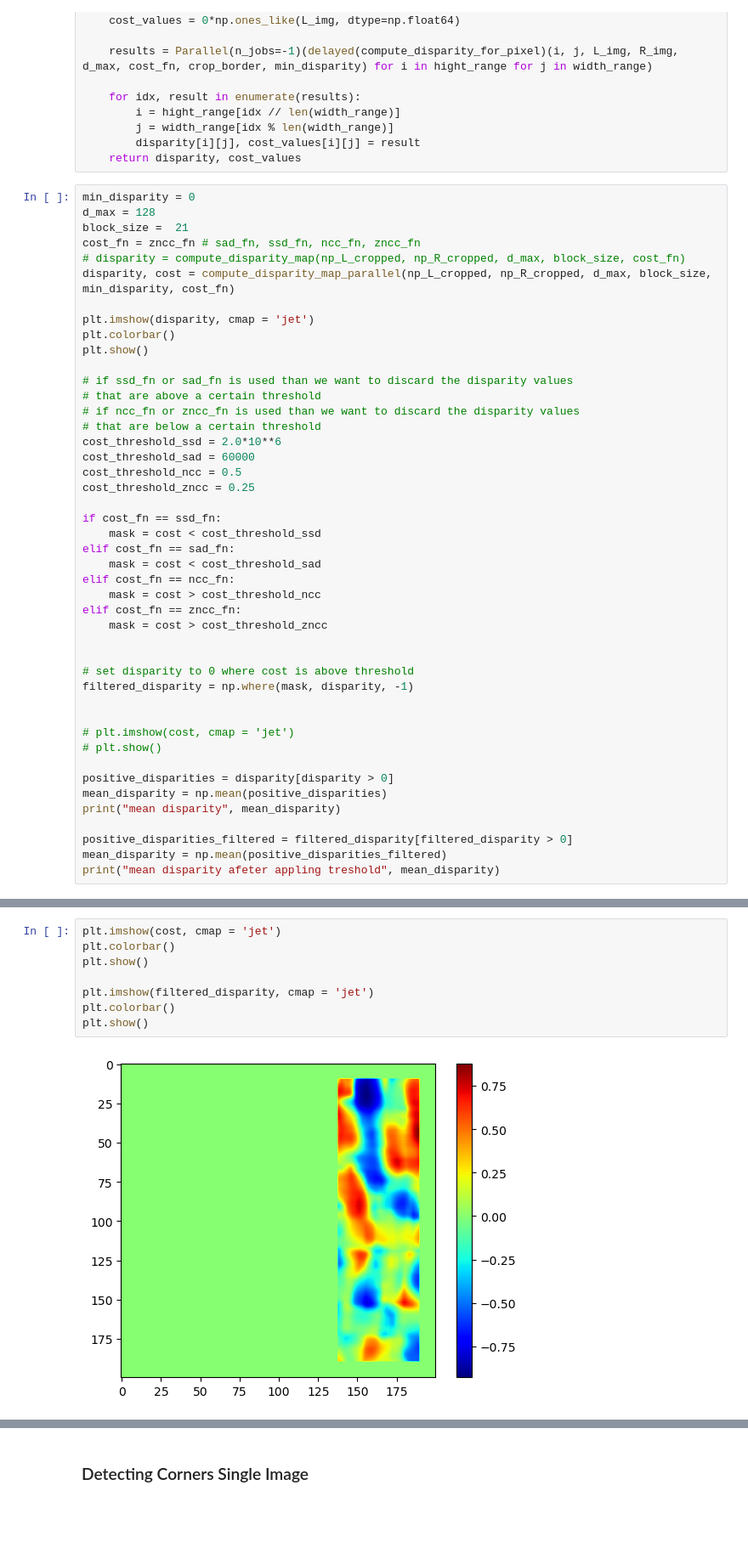
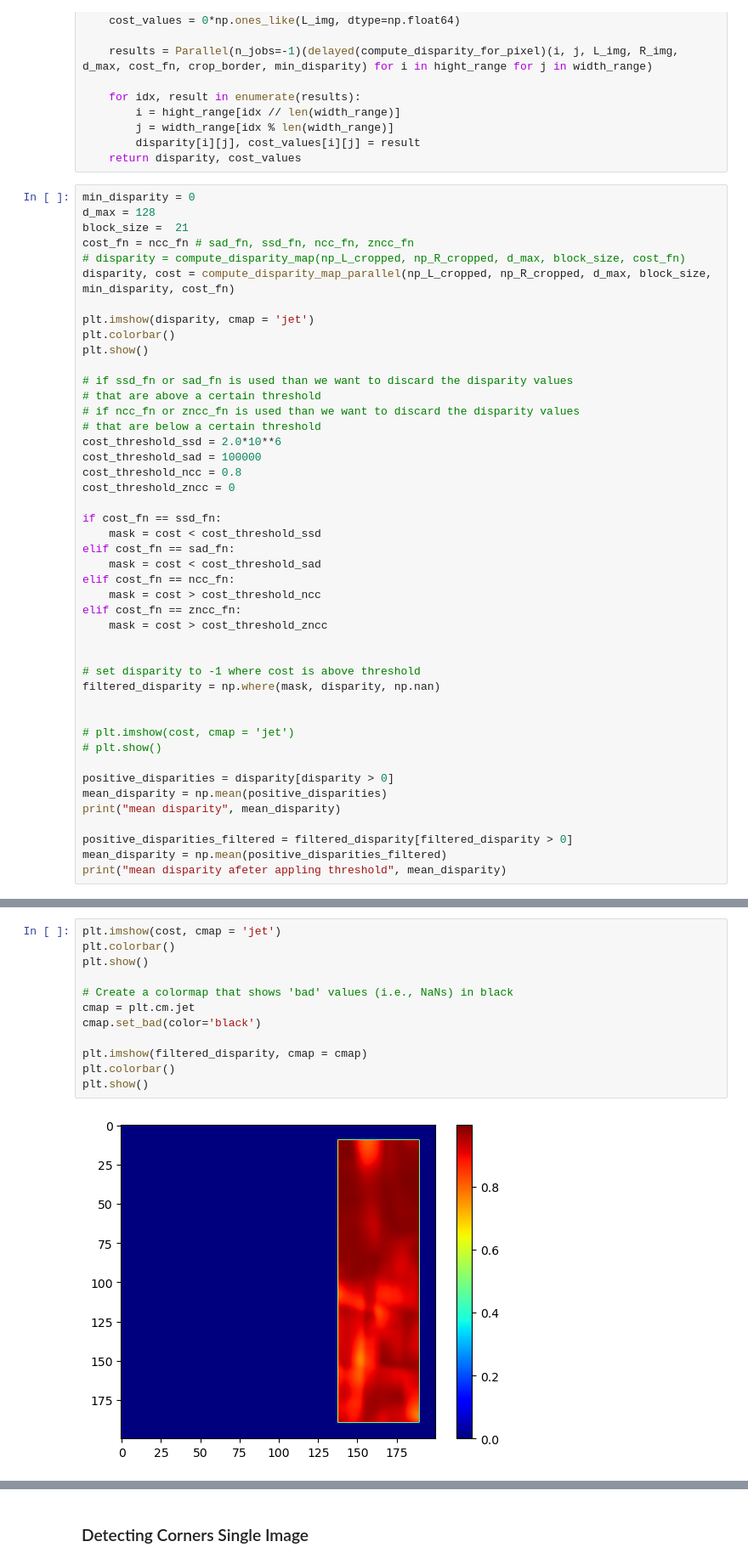
Before and after one commit to ArkaStark/RobotNavigation, a Jupyter notebook: RobotNavigation.ipynb, the cells around one changed output, grey strips where cells are left out. Shown at 85% size. Cells and saved outputs as stored; diff of their text form; blank space fills up the shorter version.

Commit message:
plotting in black bad values

```diff
--- a/RobotNavigation.ipynb
+++ b/RobotNavigation.ipynb
@@ -335,7 +335,7 @@ def compute_disparity_map_parallel(L_img, R_img, d_max, block_size, min_disparit
 min_disparity = 0
 d_max = 128
 block_size =  21
-cost_fn = zncc_fn # sad_fn, ssd_fn, ncc_fn, zncc_fn
+cost_fn = ncc_fn # sad_fn, ssd_fn, ncc_fn, zncc_fn
 # disparity = compute_disparity_map(np_L_cropped, np_R_cropped, d_max, block_size, cost_fn)
 disparity, cost = compute_disparity_map_parallel(np_L_cropped, np_R_cropped, d_max, block_size, min_disparity, cost_fn)
 
@@ -348,9 +348,9 @@ plt.show()
 # if ncc_fn or zncc_fn is used than we want to discard the disparity values
 # that are below a certain threshold
 cost_threshold_ssd = 2.0*10**6
-cost_threshold_sad = 60000
-cost_threshold_ncc = 0.5
-cost_threshold_zncc = 0.25
+cost_threshold_sad = 100000
+cost_threshold_ncc = 0.8
+cost_threshold_zncc = 0
 
 if cost_fn == ssd_fn:
     mask = cost < cost_threshold_ssd
@@ -362,8 +362,8 @@ elif cost_fn == zncc_fn:
     mask = cost > cost_threshold_zncc
 
 
-# set disparity to 0 where cost is above threshold
-filtered_disparity = np.where(mask, disparity, -1)
+# set disparity to -1 where cost is above threshold
+filtered_disparity = np.where(mask, disparity, np.nan)
 
 
 # plt.imshow(cost, cmap = 'jet')
@@ -375,5 +375,5 @@ print("mean disparity", mean_disparity)
 
 positive_disparities_filtered = filtered_disparity[filtered_disparity > 0]
 mean_disparity = np.mean(positive_disparities_filtered)
-print("mean disparity afeter appling treshold", mean_disparity)
+print("mean disparity afeter appling threshold", mean_disparity)
 # %% [output]
@@ -383,10 +383,14 @@ mean disparity afeter appling treshold 32.49261849261849
 # %%
 plt.imshow(cost, cmap = 'jet')
 plt.colorbar()
 plt.show()
 
-plt.imshow(filtered_disparity, cmap = 'jet')
+# Create a colormap that shows 'bad' values (i.e., NaNs) in black
+cmap = plt.cm.jet
+cmap.set_bad(color='black')
+
+plt.imshow(filtered_disparity, cmap = cmap)
 plt.colorbar()
 plt.show()
 # %% [output]
-[figure, old version]
+[figure, new version]
```
Also changed, not shown: parts of 3 cells of this notebook.
